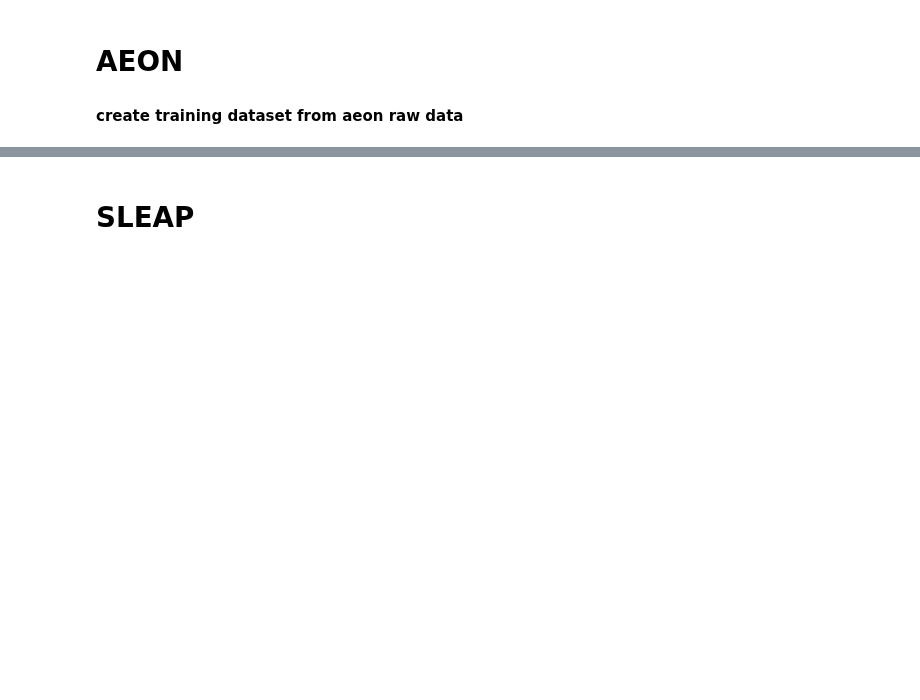
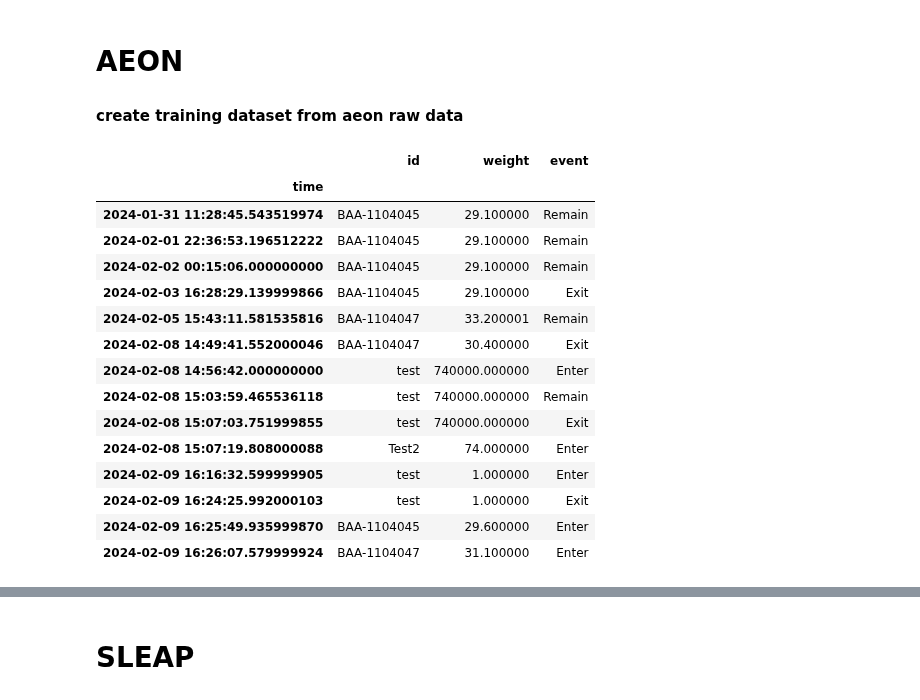
Before and after one commit to SainsburyWellcomeCentre/aeon_scratchpad, a Jupyter notebook: aeon_analysis/social/aeon_sleap.ipynb, the cells around one changed output, grey strips where cells are left out. Drawn from its saved outputs; the diff is of its cells as text; code cells hidden in the pictures; blank space fills up the shorter version.

```diff
--- a/aeon_analysis/social/aeon_sleap.ipynb
+++ b/aeon_analysis/social/aeon_sleap.ipynb
@@ -634,6 +662,29 @@ aeon4_social_dev_b5350ff2 = {
 # %%
 # load subject states
-aeon_api.load(aeon4_social_dev_b5350ff2["root"], aeon.io.reader.Subject("Environment_SubjectState_*",))
+# aeon3_social_dev_b5350ff["root"].replace("Z:", "/ceph/aeon")
+aeon_api.load(
+    "/ceph/aeon/aeon/data/raw/AEON3/social0.2/",
+    aeon.io.reader.Subject(
+        "Environment_SubjectState_*",
+    ),
+)
+# %% [output]
+|  | id | weight | event |
+| time |  |  |  |
+| 2024-01-31 11:28:45.543519974 | BAA-1104045 | 29.100000 | Remain |
+| 2024-02-01 22:36:53.196512222 | BAA-1104045 | 29.100000 | Remain |
+| 2024-02-02 00:15:06.000000000 | BAA-1104045 | 29.100000 | Remain |
+| 2024-02-03 16:28:29.139999866 | BAA-1104045 | 29.100000 | Exit |
+| 2024-02-05 15:43:11.581535816 | BAA-1104047 | 33.200001 | Remain |
+| 2024-02-08 14:49:41.552000046 | BAA-1104047 | 30.400000 | Exit |
+| 2024-02-08 14:56:42.000000000 | test | 740000.000000 | Enter |
+| 2024-02-08 15:03:59.465536118 | test | 740000.000000 | Remain |
+| 2024-02-08 15:07:03.751999855 | test | 740000.000000 | Exit |
+| 2024-02-08 15:07:19.808000088 | Test2 | 74.000000 | Enter |
+| 2024-02-09 16:16:32.599999905 | test | 1.000000 | Enter |
+| 2024-02-09 16:24:25.992000103 | test | 1.000000 | Exit |
+| 2024-02-09 16:25:49.935999870 | BAA-1104045 | 29.600000 | Enter |
+| 2024-02-09 16:26:07.579999924 | BAA-1104047 | 31.100000 | Enter |
 # %%
 # load environment states
 aeon_api.load(
```
Also changed, not shown: parts of 22 cells of this notebook.
